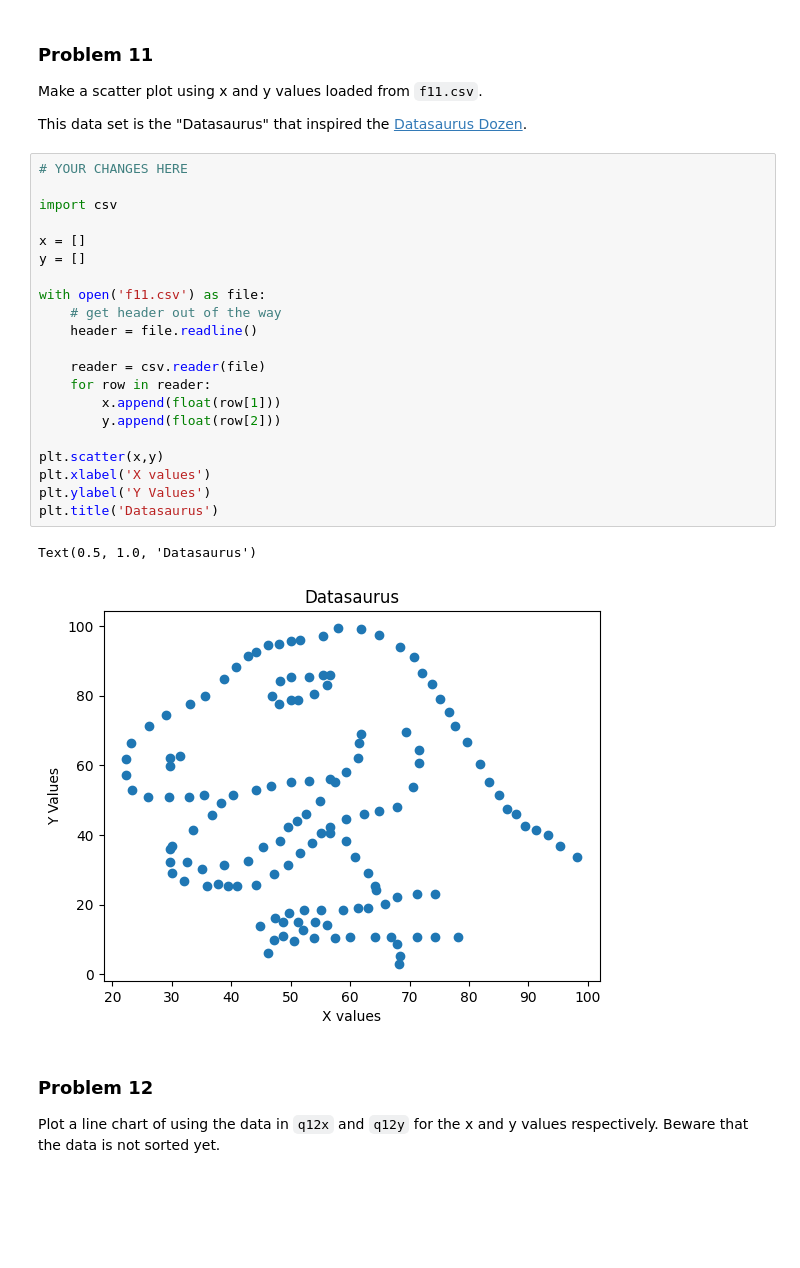
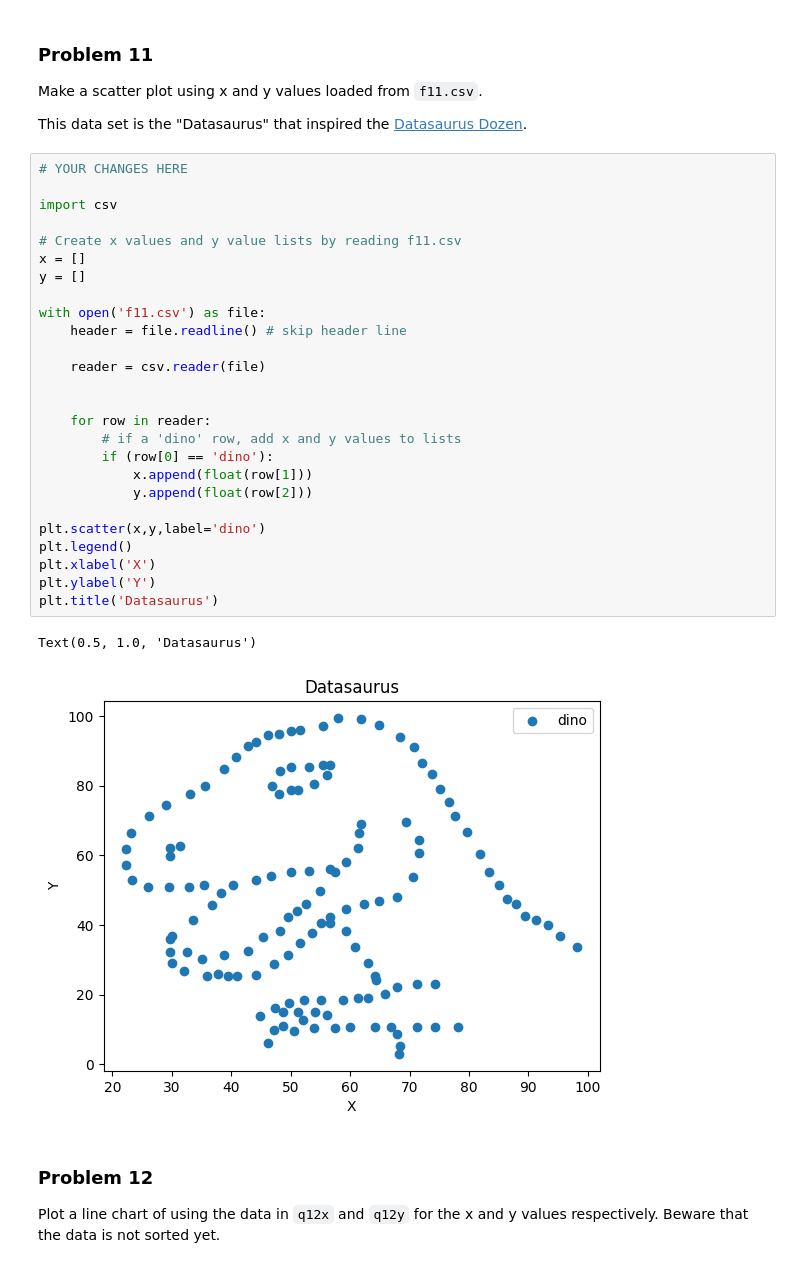
Before and after one commit to bvanson/dx602-homework-05, a Jupyter notebook: homeworTest.ipynb, the cells around one changed output. Drawn from its saved outputs; the diff is of its cells as text; blank space fills up the shorter version.

```diff
--- a/homeworTest.ipynb
+++ b/homeworTest.ipynb
@@ -363,27 +363,32 @@ This data set is the "Datasaurus" that inspired the [Datasaurus Dozen](https://w
 # %%
 # YOUR CHANGES HERE
 
 import csv
 
+# Create x values and y value lists by reading f11.csv
 x = []
 y = []
 
 with open('f11.csv') as file:
-    # get header out of the way
-    header = file.readline()
+    header = file.readline() # skip header line
 
     reader = csv.reader(file)
+
+
     for row in reader:
-        x.append(float(row[1]))
-        y.append(float(row[2]))
+        # if a 'dino' row, add x and y values to lists
+        if (row[0] == 'dino'):
+            x.append(float(row[1]))
+            y.append(float(row[2]))
 
-plt.scatter(x,y)
-plt.xlabel('X values')
-plt.ylabel('Y Values')
+plt.scatter(x,y,label='dino')
+plt.legend()
+plt.xlabel('X')
+plt.ylabel('Y')
 plt.title('Datasaurus')
 # %% [output]
 Text(0.5, 1.0, 'Datasaurus')
-[figure, old version]
+[figure, new version]
 # %% [markdown]
 ### Problem 12
 
```
Also changed, not shown: parts of 7 cells of this notebook.
